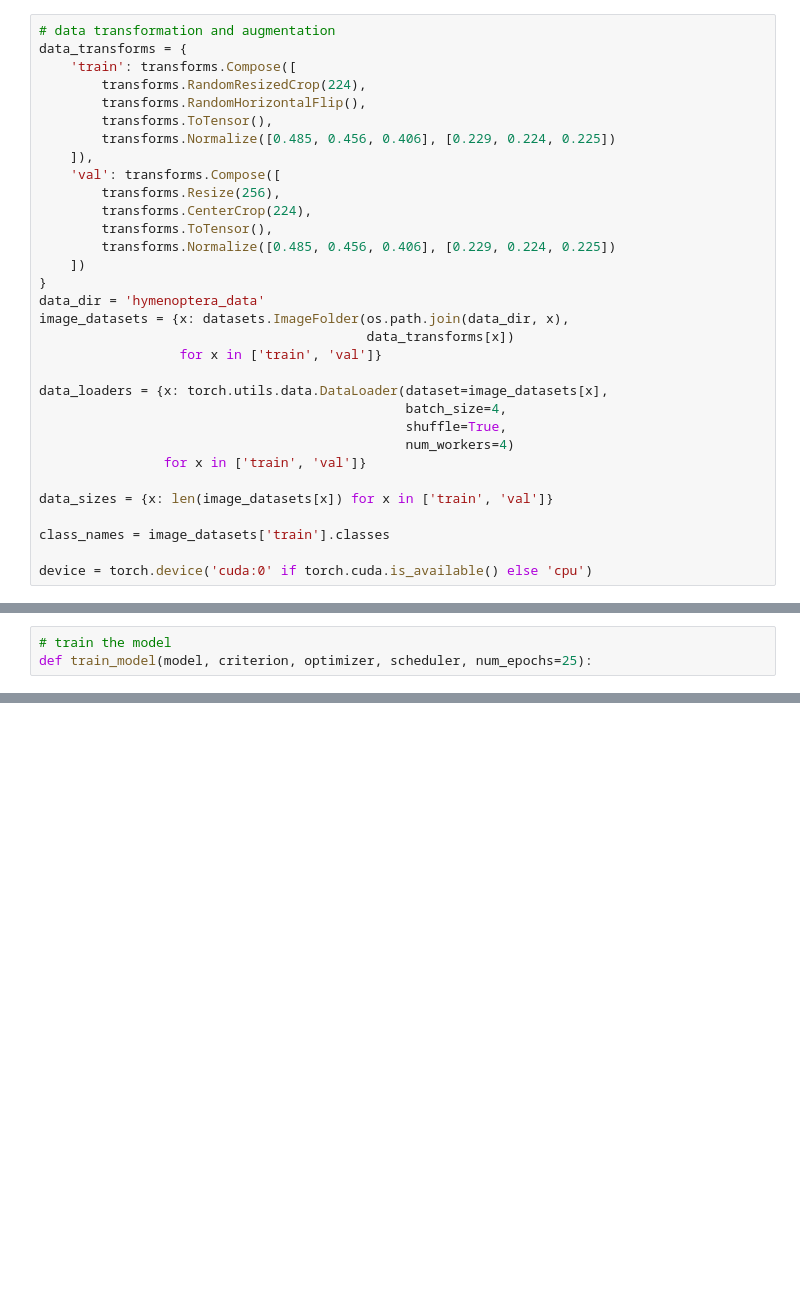
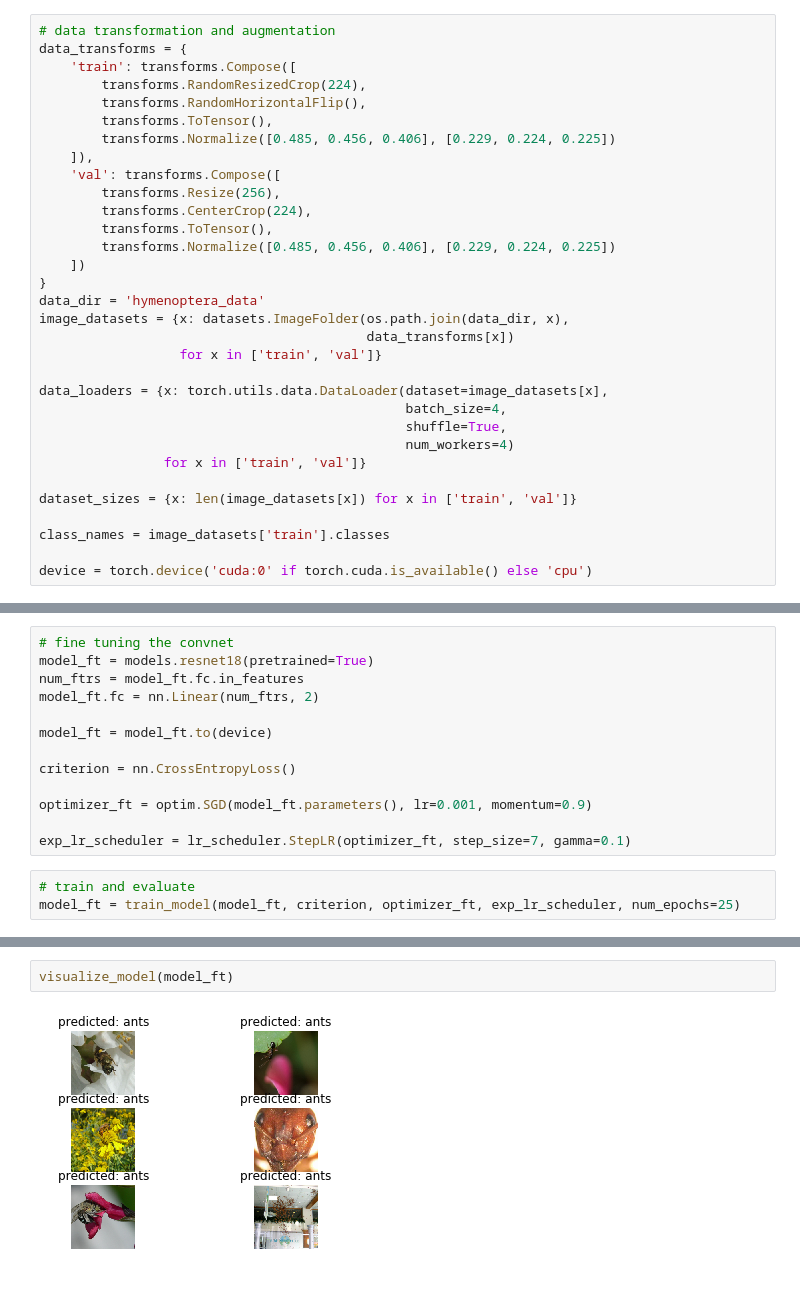
Before and after one commit to shuuchen/pytorch_tutorials, a Jupyter notebook: Transfer Learning tutorial/Transfer Learning tutorial.ipynb, the cells around one changed output, grey strips where cells are left out. Drawn from its saved outputs; the diff is of its cells as text; blank space fills up the shorter version.

```diff
--- a/Transfer Learning tutorial/Transfer Learning tutorial.ipynb
+++ b/Transfer Learning tutorial/Transfer Learning tutorial.ipynb
@@ -39,7 +41,7 @@ data_loaders = {x: torch.utils.data.DataLoader(dataset=image_datasets[x],
                                                num_workers=4)
                 for x in ['train', 'val']}
 
-data_sizes = {x: len(image_datasets[x]) for x in ['train', 'val']}
+dataset_sizes = {x: len(image_datasets[x]) for x in ['train', 'val']}
 
 class_names = image_datasets['train'].classes
 
@@ -74,3 +165,16 @@ imshow(out, [class_names[x] for x in labels])
+# %%
+# fine tuning the convnet
+model_ft = models.resnet18(pretrained=True)
+num_ftrs = model_ft.fc.in_features
+model_ft.fc = nn.Linear(num_ftrs, 2)
+
+model_ft = model_ft.to(device)
+
+criterion = nn.CrossEntropyLoss()
+
+optimizer_ft = optim.SGD(model_ft.parameters(), lr=0.001, momentum=0.9)
+
+exp_lr_scheduler = lr_scheduler.StepLR(optimizer_ft, step_size=7, gamma=0.1)
 # %%
-# train the model
-def train_model(model, criterion, optimizer, scheduler, num_epochs=25):
+# train and evaluate
+model_ft = train_model(model_ft, criterion, optimizer_ft, exp_lr_scheduler, num_epochs=25)
@@ -76,0 +199,4 @@ def train_model(model, criterion, optimizer, scheduler, num_epochs=25):
+# %%
+visualize_model(model_ft)
+# %% [output]
+[figure, added]
```
Also changed, not shown: parts of 8 cells of this notebook.
